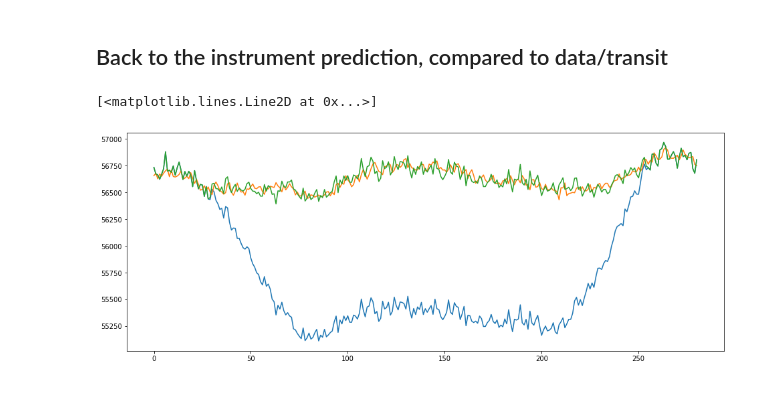
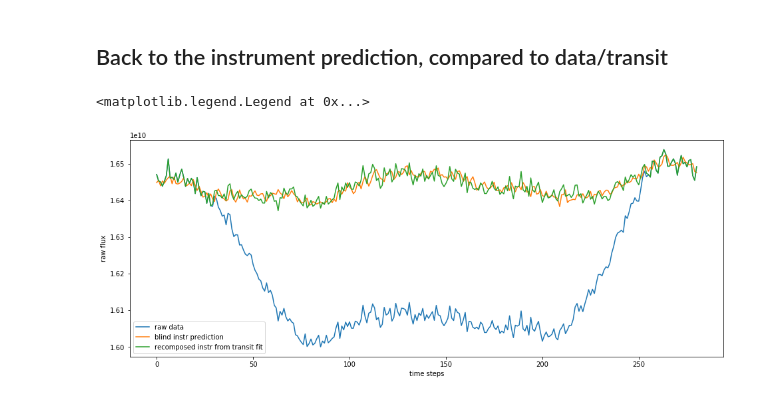
Before and after one commit to ucl-exoplanets/deepARTransit, a Jupyter notebook: deepartransit/notebooks/00_play_with_traces.ipynb, the cells around one changed output. Drawn from its saved outputs; the diff is of its cells as text; code cells hidden in the pictures.

```diff
--- a/deepartransit/notebooks/00_play_with_traces.ipynb
+++ b/deepartransit/notebooks/00_play_with_traces.ipynb
@@ -104,9 +115,12 @@ GridSpec(1, 1)
 # %% [markdown]
 ## Back to the instrument prediction, compared to data/transit
 # %%
-plt.plot(plc_trans.sum(0))
-plt.plot(pred_instr.sum(0))
-plt.plot(plc_trans.sum((0, -1))/transit_linear(time_array, *popt))
+plt.plot(plc_trans.sum(0), label='raw data')
+plt.plot(pred_instr.sum(0), label='blind instr prediction')
+plt.plot(plc_trans.sum((0, -1))/transit_linear(time_array, *popt), label='recomposed instr from transit fit')
+plt.xlabel('time steps')
+plt.ylabel('raw flux')
+plt.legend()
 # %% [output]
-[<matplotlib.lines.Line2D at 0x...>]
+<matplotlib.legend.Legend at 0x...>
-[figure, old version]
+[figure, new version]
```
Also changed, not shown: parts of 9 cells of this notebook, 1 other file.
